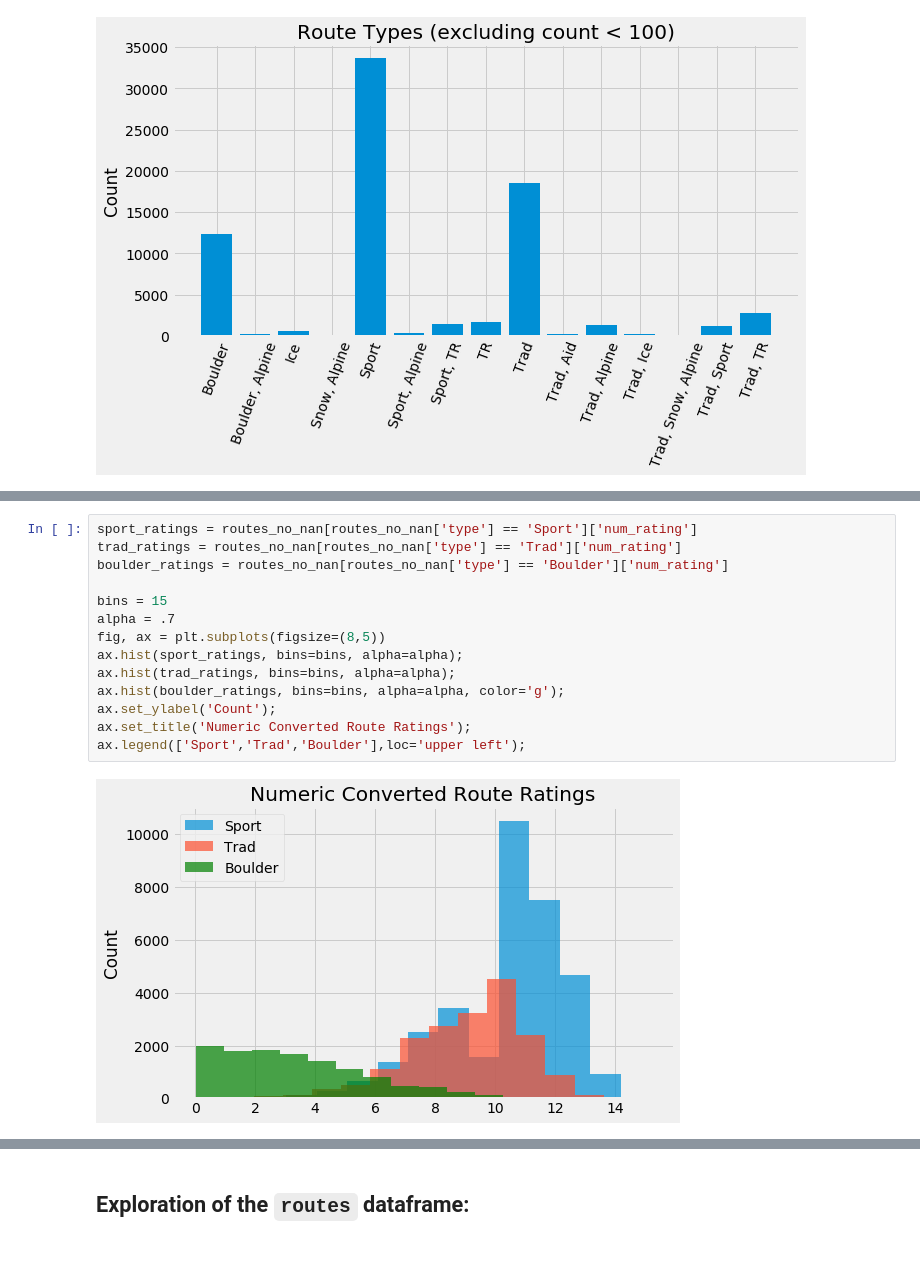
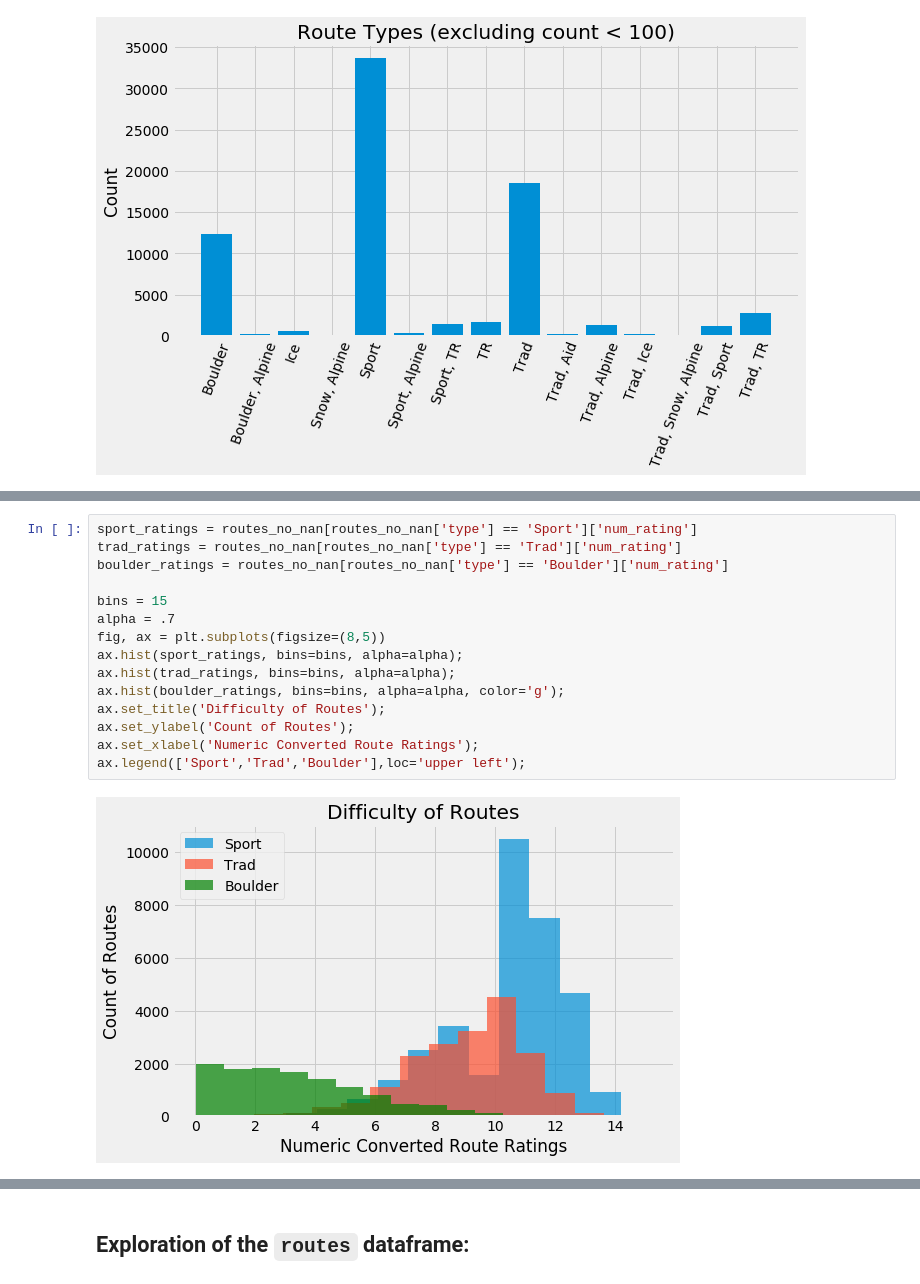
Before and after one commit to redwin21/trad-vs-sport, a Jupyter notebook: analysis/eda.ipynb, the cells around one changed output, grey strips where cells are left out. Saved outputs shown, nothing was run; the diff lists cells and outputs as text; blank space fills up the shorter version.

```diff
--- a/analysis/eda.ipynb
+++ b/analysis/eda.ipynb
@@ -51,19 +52,20 @@ ax.set_title('Numeric Converted Route Ratings');
 # %%
 sport_ratings = routes_no_nan[routes_no_nan['type'] == 'Sport']['num_rating']
 trad_ratings = routes_no_nan[routes_no_nan['type'] == 'Trad']['num_rating']
 boulder_ratings = routes_no_nan[routes_no_nan['type'] == 'Boulder']['num_rating']
 
 bins = 15
 alpha = .7
 fig, ax = plt.subplots(figsize=(8,5))
 ax.hist(sport_ratings, bins=bins, alpha=alpha);
 ax.hist(trad_ratings, bins=bins, alpha=alpha);
 ax.hist(boulder_ratings, bins=bins, alpha=alpha, color='g');
-ax.set_ylabel('Count');
-ax.set_title('Numeric Converted Route Ratings');
+ax.set_title('Difficulty of Routes');
+ax.set_ylabel('Count of Routes');
+ax.set_xlabel('Numeric Converted Route Ratings');
 ax.legend(['Sport','Trad','Boulder'],loc='upper left');
 # %% [output]
-[figure, old version]
+[figure, new version]
 # %%
 trad_stars = routes[routes['type'] == 'Trad'].groupby('stars').sum()['star_votes']
 sport_stars = routes[routes['type'] == 'Sport'].groupby('stars').sum()['star_votes']
```
Also changed, not shown: parts of 12 cells of this notebook.
